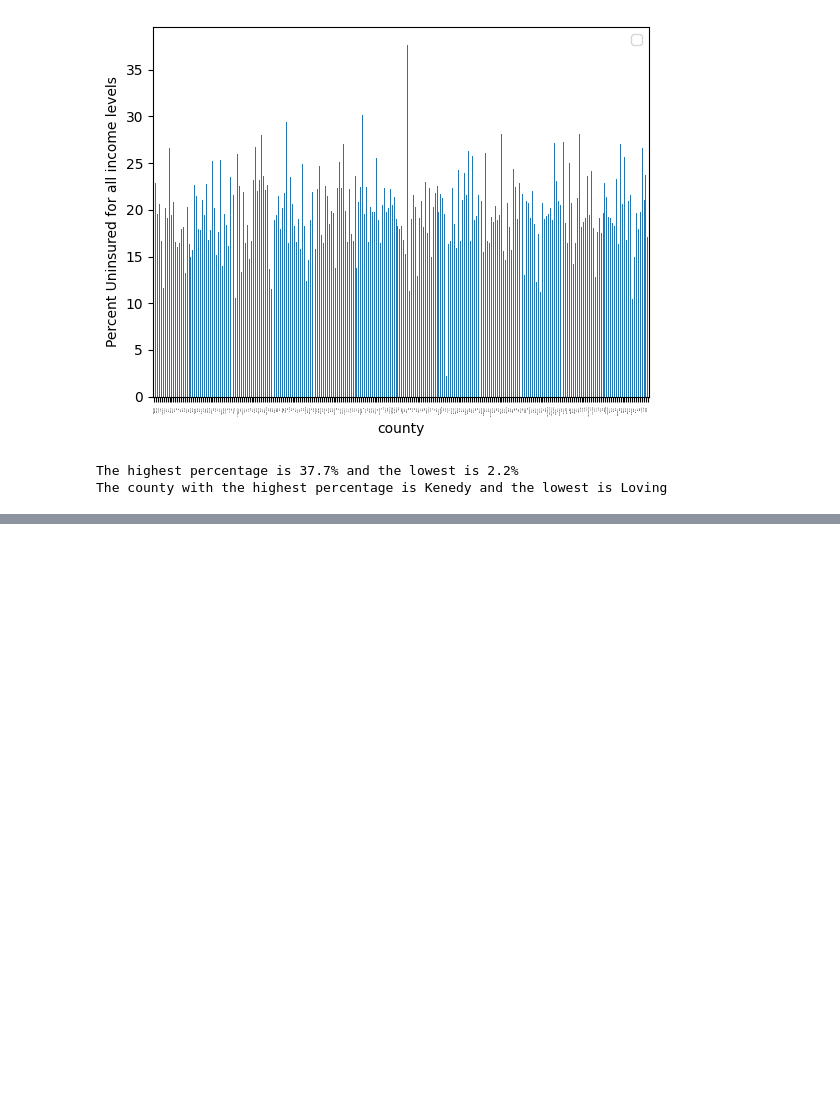
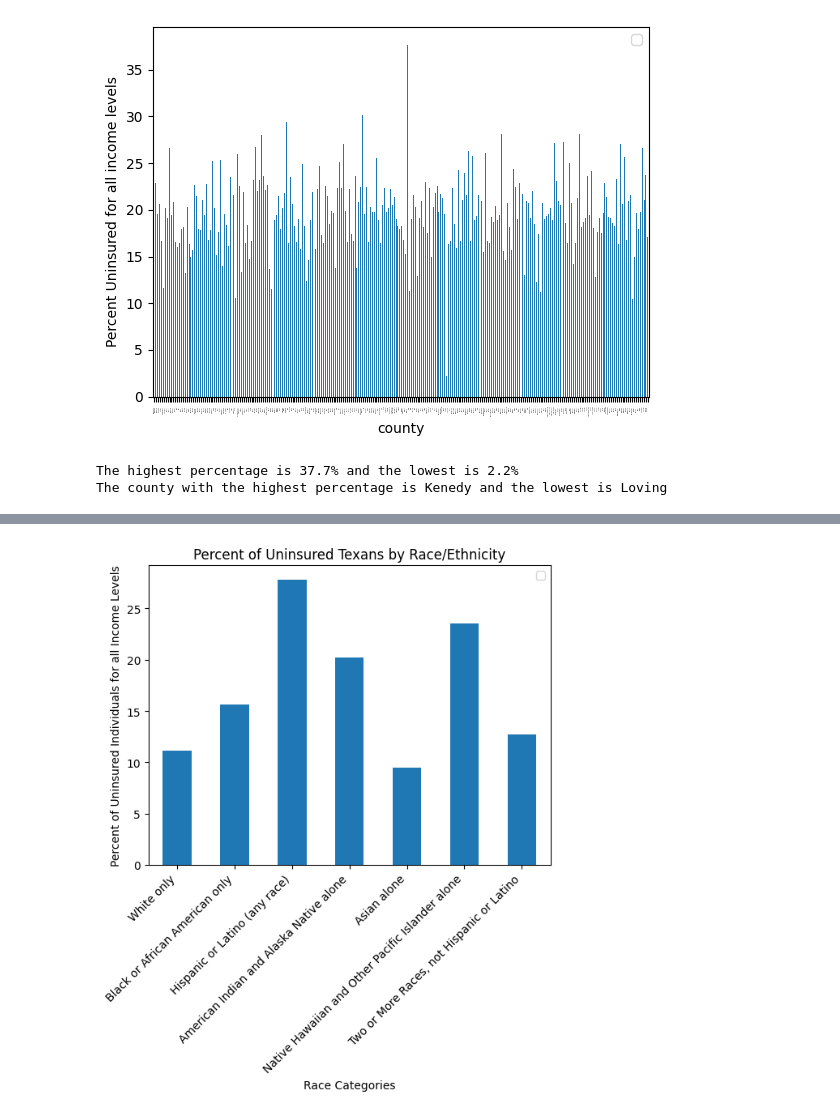
Before and after one commit to AntoAAAAAAAA/Disparities-Dashboard, a Jupyter notebook: InsuranceCoverage/Insurance_Coverage.ipynb, the cells around one changed output, grey strips where cells are left out. Drawn from its saved outputs; the diff is of its cells as text; code cells hidden in the pictures; blank space fills up the shorter version.

```diff
--- a/InsuranceCoverage/Insurance_Coverage.ipynb
+++ b/InsuranceCoverage/Insurance_Coverage.ipynb
@@ -56,0 +72,15 @@ The county with the highest percentage is Kenedy and the lowest is Loving
+# %%
+race_data.rename(columns={'PCTUI':'Percent uninsured in demographic group for income category'}, inplace=True)
+new_race_data = race_data[(race_data['Income Category'] == 0) & (race_data['sexcat'] == 0) & (race_data['agecat'] == 0)].copy()
+new_race_data.reset_index(inplace=True, drop=True)
+new_race_data.set_index('racecat', inplace=True)
+new_race_data.drop(index='All Races', inplace=True)
+new_race_data.plot(kind='bar', y='Percent Uninsured for all income levels')
+plt.xticks(rotation=45, ha='right')
+plt.legend(labels='')
+plt.xlabel('Race Categories')
+plt.ylabel('Percent of Uninsured Individuals for all Income Levels')
+plt.title('Percent of Uninsured Texans by Race/Ethnicity')
+plt.show()
+# %% [output]
+[figure, added]
```
Also changed, not shown: parts of 3 cells of this notebook.
